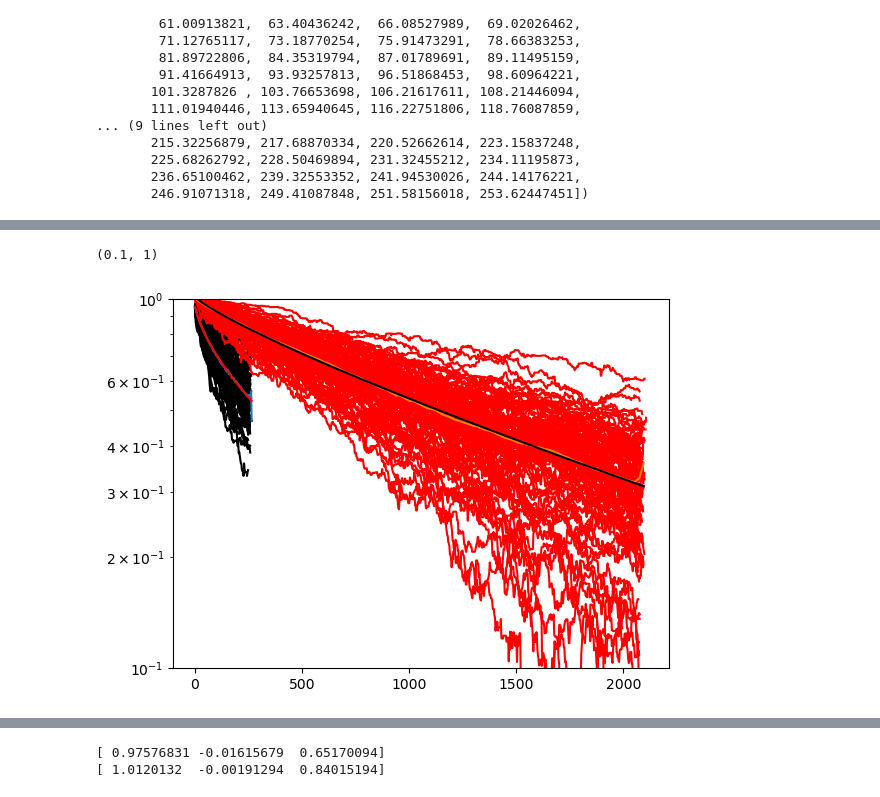
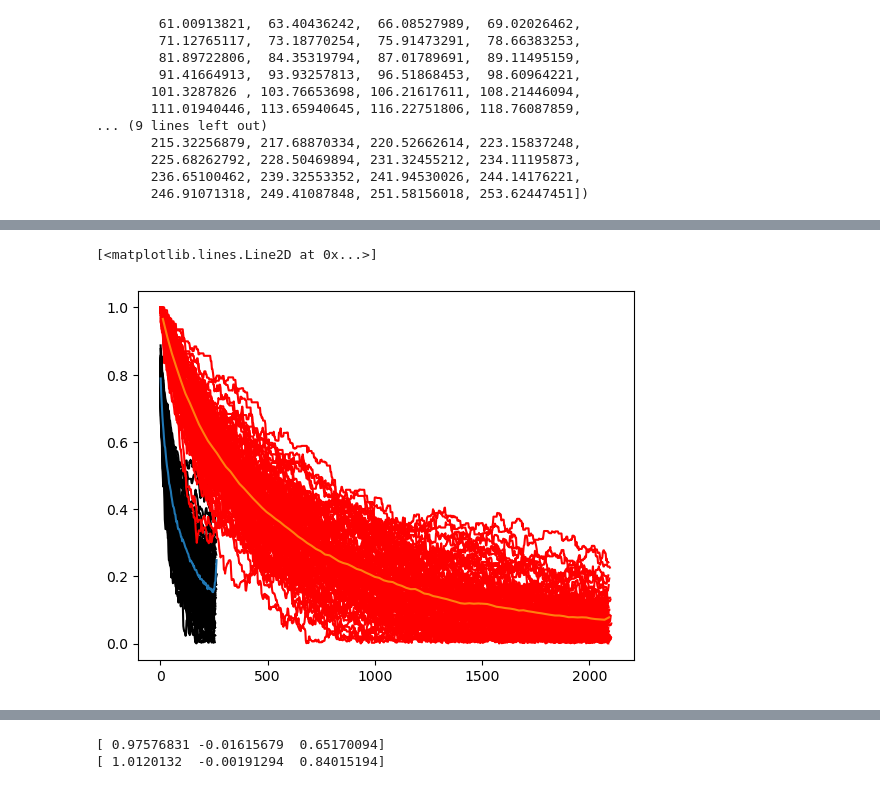
Before and after one commit to HugoLeRoy94/Parallel_gillespie, a Jupyter notebook: Test.ipynb, the cells around one changed output, grey strips where cells are left out. Cells and saved outputs as stored; diff of their text form; code cells hidden in the pictures.

Commit message:
couple of more tests

```diff
--- a/Test.ipynb
+++ b/Test.ipynb
@@ -7,6 +7,8 @@ importlib.reload(Parallel_Run)
 
 import matplotlib.pyplot as plt
 
+Disk2_folder = "/media/hcleroy/Simulation_Res/Parallel_Simulation_aging/"
+
 Ec = lambda L,N : 3/2*np.log(L/N* np.pi/3)
 import cProfile
 import re
@@ -101,7 +103,7 @@ import Data_Treatement
 importlib.reload(Data_Treatement)
 from Data_Treatement import *
 # %%
-data = Data_Treatement('Test_Real_Sim2.hdf',"ISF")
+data = Data_Treatement(Disk2_folder+'Test_Real_Sim2.hdf',"cluster")
 data.average()
 #data2 = Data_Treatement('Test.hdf',"cluster")
 #print(len(data2.time.shape))
@@ -112,0 +118,7 @@ plt.xscale('log')
+# %%
+for i in range(100):#data.data.shape[0]):
+    plt.plot(data.time[i][0],data.data[i][0],color='black')
+for i in range(100):#data.data.shape[0]):
+    plt.plot(data.time[i][-1],data.data[i][-1],color='red')
+plt.plot(data.binned_time[0],data.average_data[0])
+plt.plot(data.binned_time[-1],data.average_data[-1])
@@ -113,28 +128,29 @@ plt.xscale('log')
 # %%
 for i in range(100):#data.data.shape[0]):
     plt.plot(data.time[i][0],data.data[i][0],color='black')
 for i in range(100):#data.data.shape[0]):
     plt.plot(data.time[i][-1],data.data[i][-1],color='red')
 plt.plot(data.binned_time[0],data.average_data[0])
 plt.plot(data.binned_time[-1],data.average_data[-1])
-from scipy.optimize import curve_fit
-def exp_func(x, a, b,alpha):
-    return a * np.exp(b* x**alpha)
-params0, covariance0 = curve_fit(exp_func, data.binned_time[0],data.average_data[0],p0 =(1,10**-4,0.9))
-x_model = np.linspace(min(data.binned_time[0]), max(data.binned_time[0]), 100) # Generate x-values for plotting the fitted curve
-y_model = exp_func(x_model, *params0) # Calculate y-values using the fitted parameters
-plt.plot(x_model, y_model, label='Fitted Exponential Curve', color='red')
-params_1, covariance = curve_fit(exp_func, data.binned_time[-1],data.average_data[-1],(1,10**-4,0.9))
-x_model = np.linspace(min(data.binned_time[-1]), max(data.binned_time[-1]), 100) # Generate x-values for plotting the fitted curve
-y_model = exp_func(x_model, *params_1) # Calculate y-values using the fitted parameters
-plt.plot(x_model, y_model, label='Fitted Exponential Curve', color='black')
+#from scipy.optimize import curve_fit
+#def exp_func(x, a, b):
+#    alpha=1
+#    return a * np.exp(b* x**alpha)
+#params0, covariance0 = curve_fit(exp_func, data.binned_time[0],data.average_data[0],p0 =(1,10**-4))
+#x_model = np.linspace(min(data.binned_time[0]), max(data.binned_time[0]), 100) # Generate x-values for plotting the fitted curve
+#y_model = exp_func(x_model, *params0) # Calculate y-values using the fitted parameters
+#plt.plot(x_model, y_model, label='Fitted Exponential Curve', color='red')
+#params_1, covariance = curve_fit(exp_func, data.binned_time[-1],data.average_data[-1],(1,10**-4))
+#x_model = np.linspace(min(data.binned_time[-1]), max(data.binned_time[-1]), 100) # Generate x-values for plotting the fitted curve
+#y_model = exp_func(x_model, *params_1) # Calculate y-values using the fitted parameters
+#plt.plot(x_model, y_model, label='Fitted Exponential Curve', color='black')
 
 
 
-plt.yscale('log')
+#plt.yscale('log')
 #plt.xscale('log')
-plt.ylim(0.1,1)
+#plt.ylim(0.1,1)
 #plt.savefig('line.svg')
 # %% [output]
-(0.1, 1)
+[<matplotlib.lines.Line2D at 0x...>]
-[figure, old version]
+[figure, new version]
```
Also changed, not shown: parts of 6 cells of this notebook.
